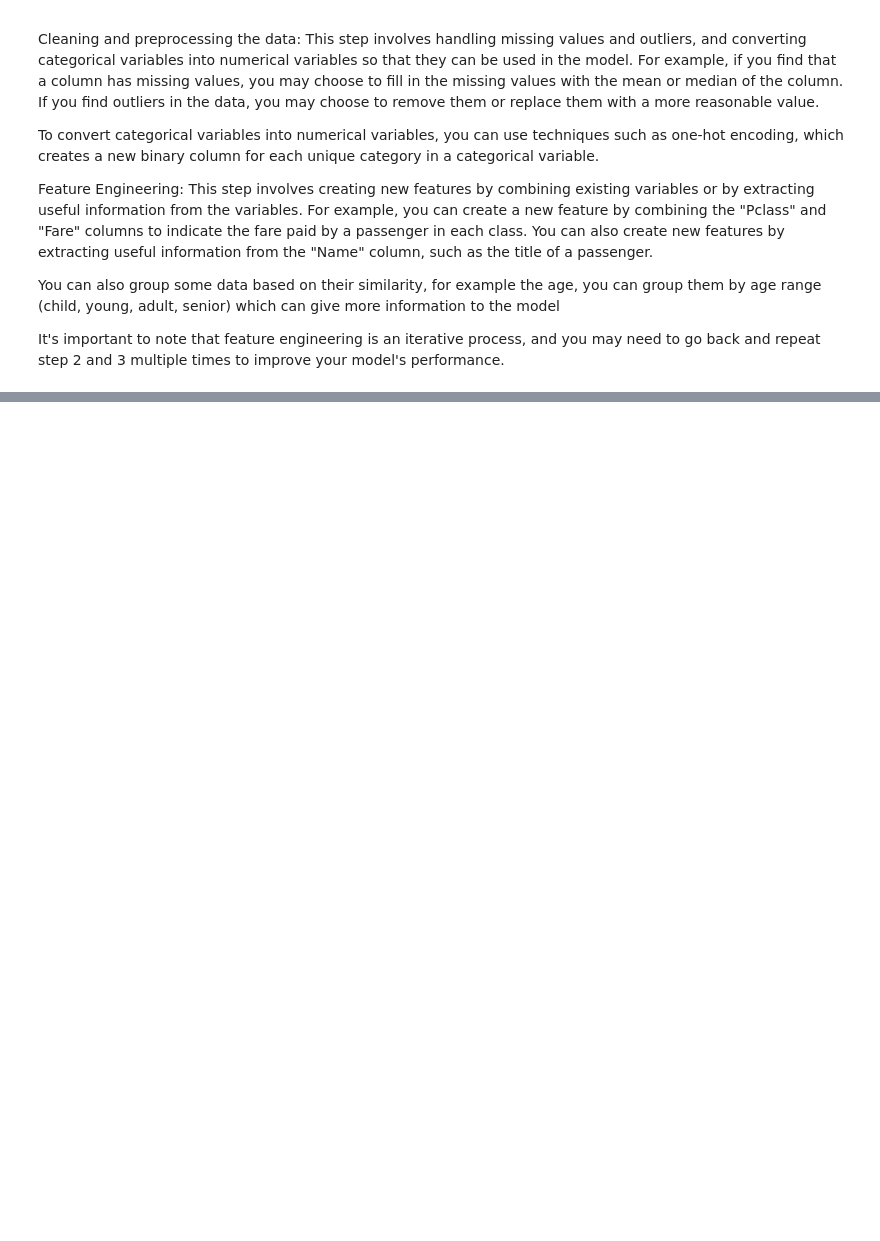
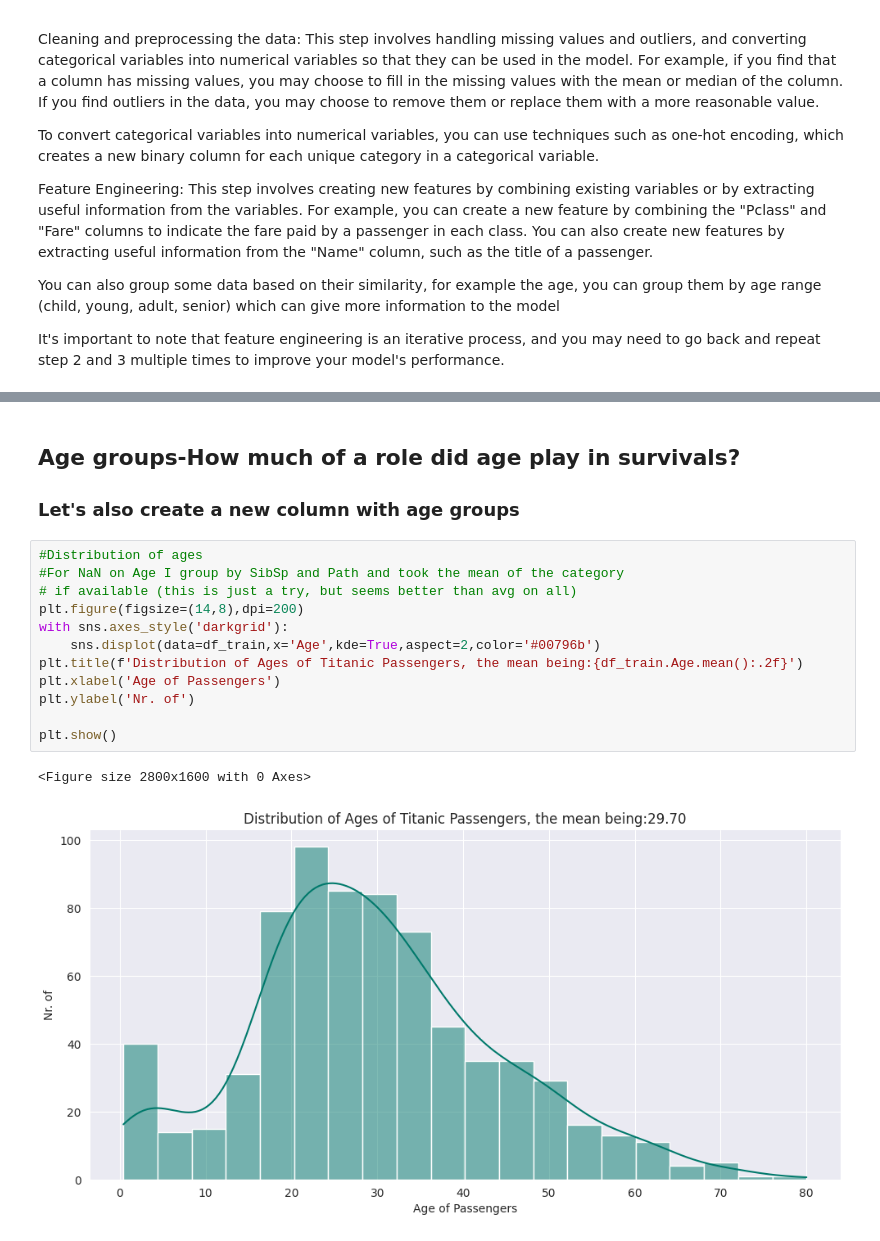
Before and after one commit to JustAnotherHeroRiding/KAGGLE-Titanic-Dataset, a Jupyter notebook: titanickagglenb.ipynb, the cells around one changed output, grey strips where cells are left out. Drawn from its saved outputs; the diff is of its cells as text; blank space fills up the shorter version.

```diff
--- a/titanickagglenb.ipynb
+++ b/titanickagglenb.ipynb
@@ -118,0 +407,18 @@ It's important to note that feature engineering is an iterative process, and you
+# %% [markdown]
+## Age groups-How much of a role did age play in survivals?
+### Let's also create a new column with age groups
+# %%
+#Distribution of ages
+#For NaN on Age I group by SibSp and Path and took the mean of the category
+# if available (this is just a try, but seems better than avg on all)
+plt.figure(figsize=(14,8),dpi=200)
+with sns.axes_style('darkgrid'):
+    sns.displot(data=df_train,x='Age',kde=True,aspect=2,color='#00796b')
+plt.title(f'Distribution of Ages of Titanic Passengers, the mean being:{df_train.Age.mean():.2f}')
+plt.xlabel('Age of Passengers')
+plt.ylabel('Nr. of')
+
+plt.show()
+# %% [output]
+<Figure size 2800x1600 with 0 Axes>
+[figure, added]
```
Also changed, not shown: parts of 43 cells of this notebook, 5 other files.
